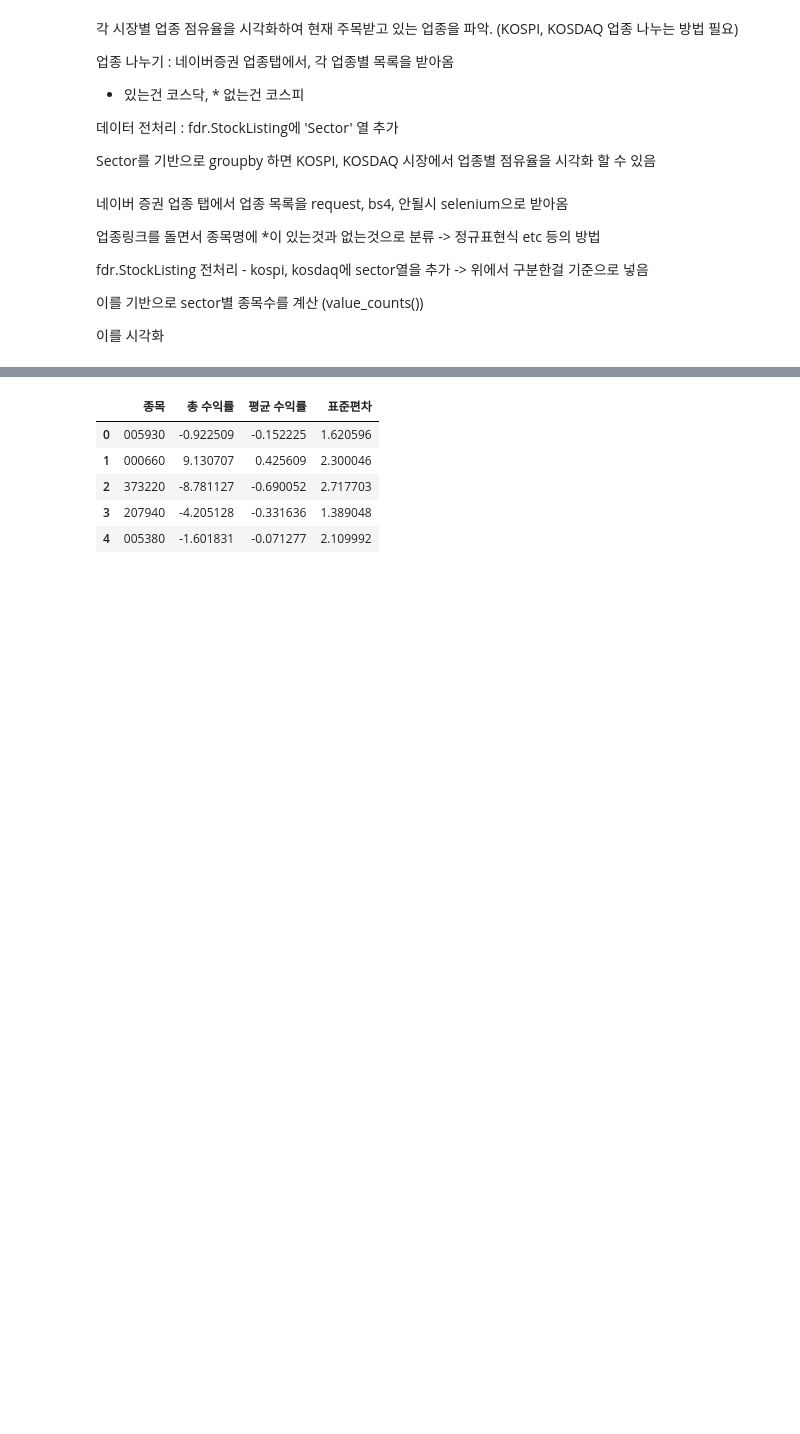
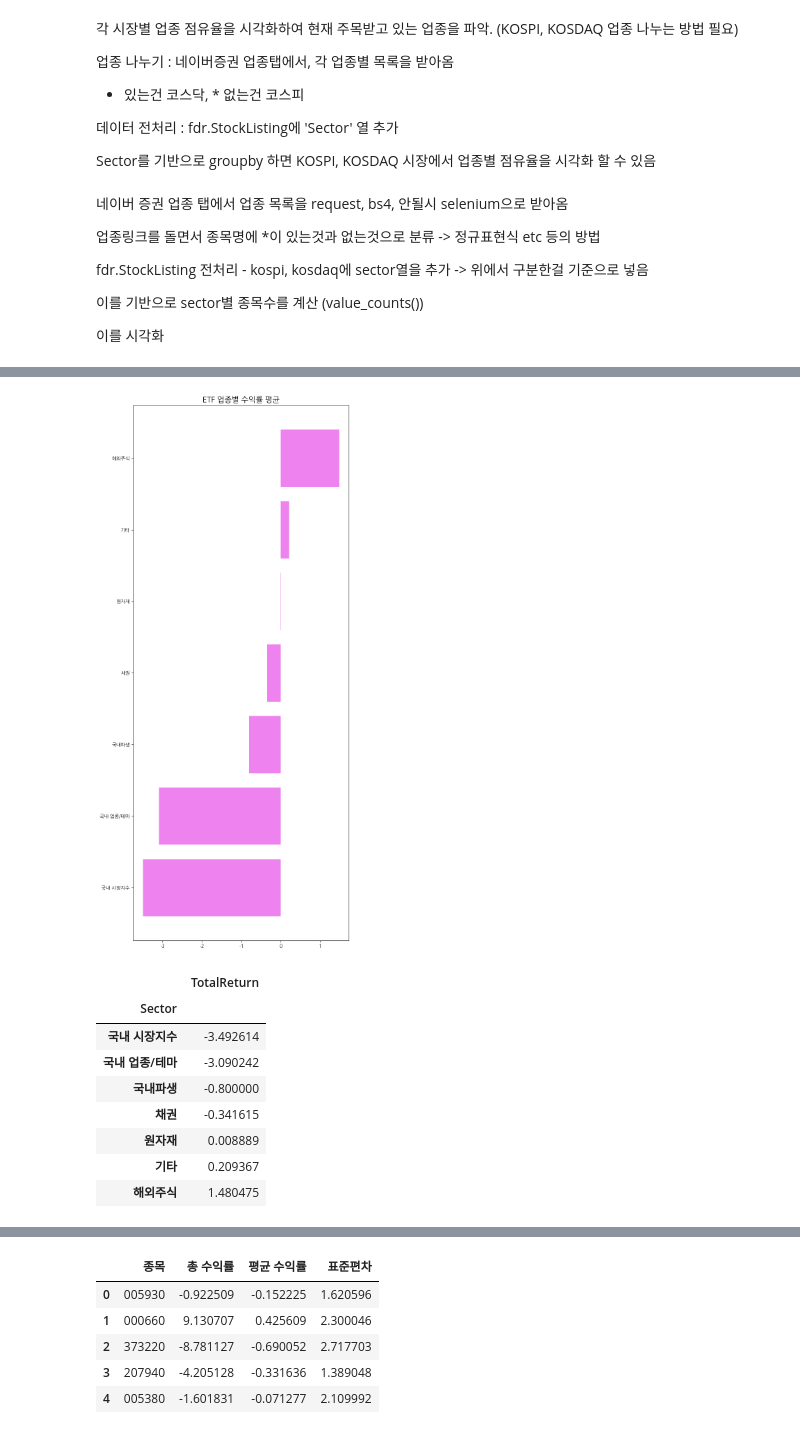
Before and after one commit to june2598/pythonstudy, a Jupyter notebook: project/sector_analysis(수익률).ipynb, the cells around one changed output, grey strips where cells are left out. Drawn from its saved outputs; the diff is of its cells as text; code cells hidden in the pictures; blank space fills up the shorter version.

```diff
--- a/project/sector_analysis(수익률).ipynb
+++ b/project/sector_analysis(수익률).ipynb
@@ -39,0 +103,13 @@ pd.set_option('display.max_rows', None) #None으로 설정하면 모든 행 출
+# %%
+avg_return_by_sector('ETF')
+# %% [output]
+[figure, added]
+|  | TotalReturn |
+| Sector |  |
+| 국내 시장지수 | -3.492614 |
+| 국내 업종/테마 | -3.090242 |
+| 국내파생 | -0.800000 |
+| 채권 | -0.341615 |
+| 원자재 | 0.008889 |
+| 기타 | 0.209367 |
+| 해외주식 | 1.480475 |
```
Also changed, not shown: parts of 28 cells of this notebook, 19 other files.
